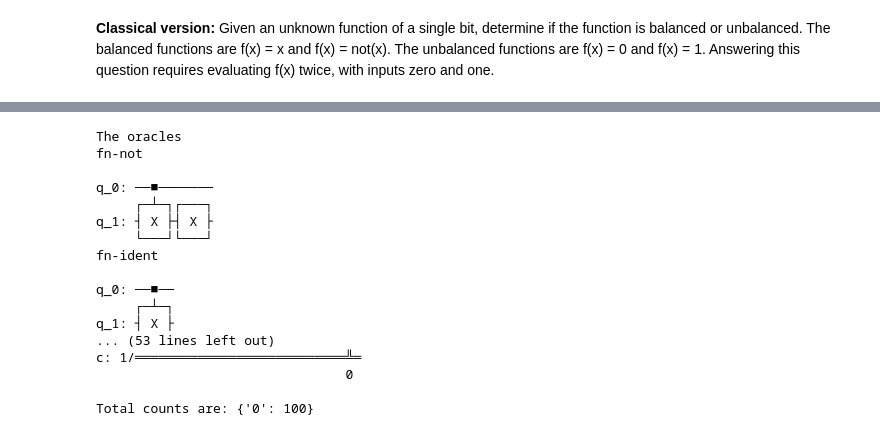
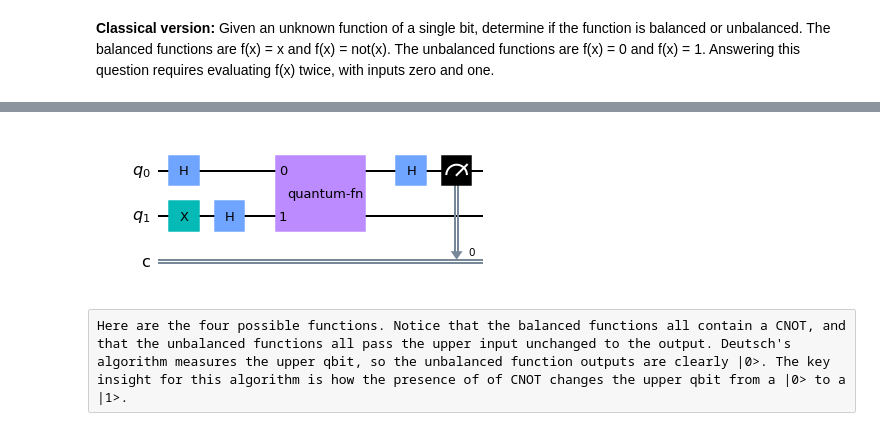
Before and after one commit to dfotland/qbit, a Jupyter notebook: deutsch.ipynb, the cells around one changed output, grey strips where cells are left out. Saved outputs shown, nothing was run; the diff lists cells and outputs as text; code cells hidden in the pictures.

```diff
--- a/deutsch.ipynb
+++ b/deutsch.ipynb
@@ -19,3 +26,22 @@ The next cell creates the four oracle circuits. The upper wire has the input x w
+# %%
+# run the algorithm on all four oracles and check the results
+def make_deutsch(oracle):
+    ''' embed an oracle in the Deutsch algorithm circuit'''
+    deutsch = QuantumCircuit(2, 1)
+    deutsch.x(1)
+    deutsch.h(0)
+    deutsch.h(1)
+    deutsch.append(oracle, [0, 1])
+    deutsch.h(0)
+    deutsch.measure([0], [0])
+    return deutsch
+
+deutsch = make_deutsch(qFn)
+deutsch.draw(output='mpl')
+# %% [output]
+[figure, added]
+# %% [raw]
+Here are the four possible functions. Notice that the balanced functions all contain a CNOT, and that the unbalanced functions all pass the upper input unchanged to the output. Deutsch's algorithm measures the upper qbit, so the unbalanced function outputs are clearly |0>. The key insight for this algorithm is how the presence of of CNOT changes the upper qbit from a |0> to a |1>.
 # %%
 def make_oracles():
     ''' create the four quantum circuits'''
@@ -51,42 +67,0 @@ def make_deutsch(oracle):
-# %%
-# run the algorithm on all four oracles and check the results
-
-fns = make_oracles()
-print('The oracles')
-for fn in fns:
-    print(fn.name)
-    fn.draw()
-    print(fn)
-
-print("\nDeutsch's algorithm run on each oracle")
-for fn in fns:
-    deutsch = make_deutsch(fn)
-    simulator = QasmSimulator()
-    compiled_circuit = transpile(deutsch, simulator)
-    job = simulator.run(compiled_circuit, shots=100)
-    result = job.result()
-    counts = result.get_counts(deutsch)
-
-    deutsch.draw()
-    print(deutsch)
-    print("\nTotal counts are:", counts)
-    print()
-    print()
-# %% [output]
-The oracles
-fn-not
-
-q_0: ──■───────
-     ┌─┴─┐┌───┐
-q_1: ┤ X ├┤ X ├
-     └───┘└───┘
-fn-ident
-
-q_0: ──■──
-     ┌─┴─┐
-q_1: ┤ X ├
-... (53 lines left out)
-c: 1/═══════════════════════════╩═
-                                0
-
-Total counts are: {'0': 100}
```
Also changed, not shown: parts of 16 cells of this notebook.
